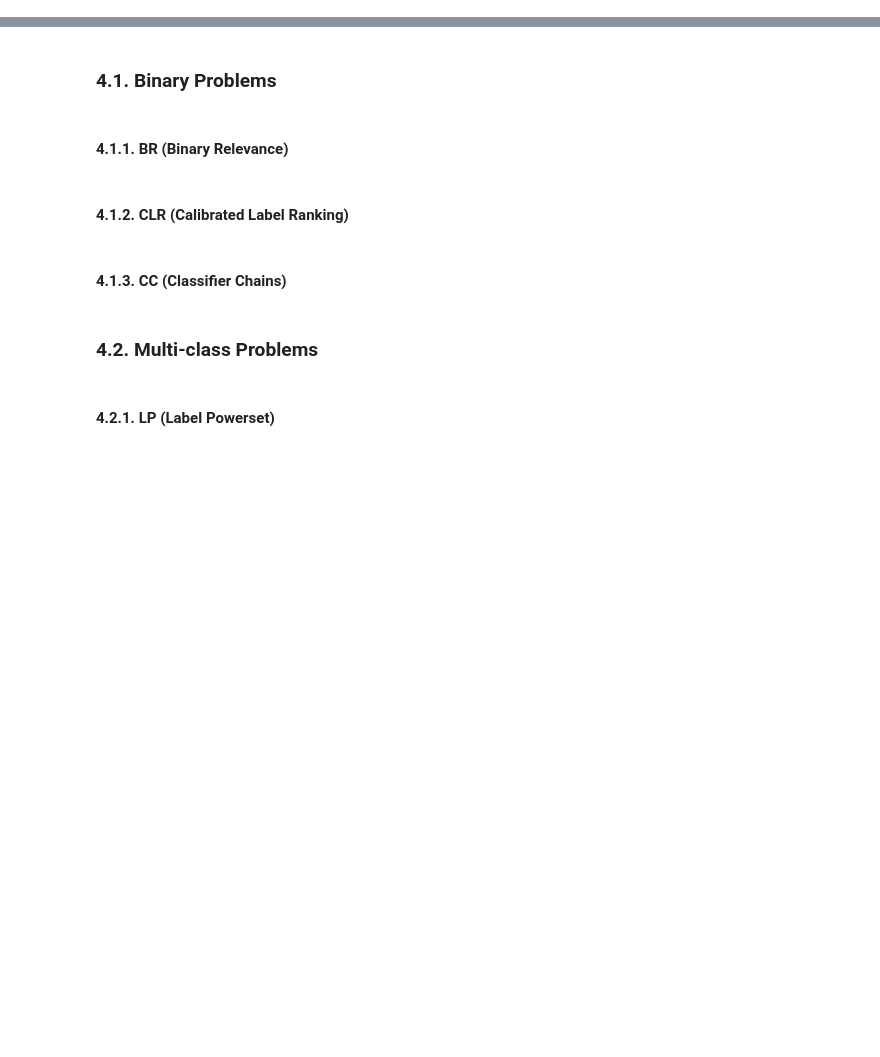
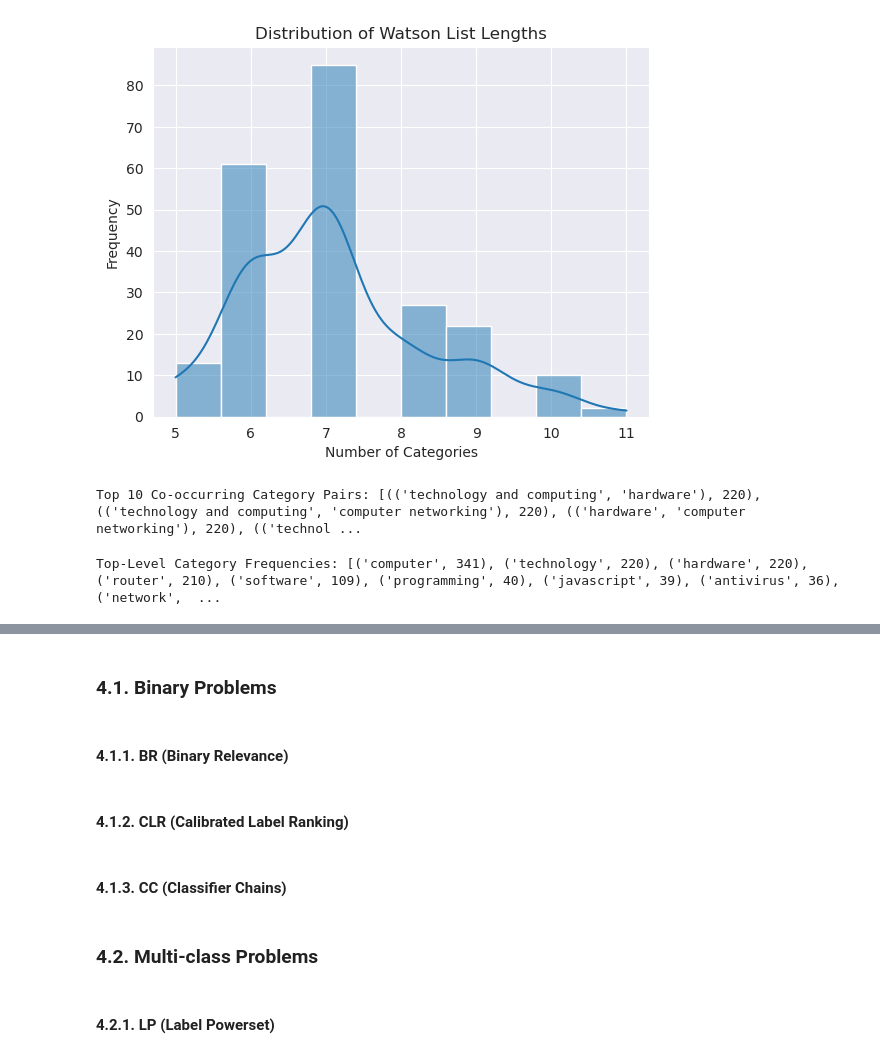
Before and after one commit to IrfEazy/msc-thesis, a Jupyter notebook: MultiLabelClassificationComputerNetworking.ipynb, the cells around one changed output, grey strips where cells are left out. Saved outputs shown, nothing was run; the diff lists cells and outputs as text; code cells hidden in the pictures; blank space fills up the shorter version.

```diff
--- a/MultiLabelClassificationComputerNetworking.ipynb
+++ b/MultiLabelClassificationComputerNetworking.ipynb
@@ -314,0 +100,18 @@ X_train_pst, X_val_pst, y_train_pst, y_val_pst = train_test_split(
+# %%
+BINARY_PROBLEMS_DIR = MODELS_DIR / 'binary_problems'
+ENSEMBLES_DIR = MODELS_DIR / 'ensembles'
+MULTICLASS_PROBLEMS_DIR = MODELS_DIR / 'multiclass_problems'
+GLOVE_DIR = MODELS_DIR / 'glove-embeddings'
+GLOVE_6B_300D_TXT = GLOVE_DIR / 'glove.6B.300d.txt'
+
+DATASET_DIR = DATA_DIR / 'tweets-dataset-for-cyberattack-detection'
+THREAT_TWEETS_CSV = DATASET_DIR / 'tweets_train.csv'
+
+BR_PKL = BINARY_PROBLEMS_DIR / f'br_{MODEL_LEVEL}.pkl'
+CLR_PKL = BINARY_PROBLEMS_DIR / f'clr_{MODEL_LEVEL}.pkl'
+CC_PKL = BINARY_PROBLEMS_DIR / f'cc_{MODEL_LEVEL}.pkl'
+
+LP_PKL = MULTICLASS_PROBLEMS_DIR / f'lp_{MODEL_LEVEL}.pkl'
+
+CDN_PKL = ENSEMBLES_DIR / f'pkl_{MODEL_LEVEL}.pkl'
+MBR_PKL = ENSEMBLES_DIR / f'mbr_{MODEL_LEVEL}.pkl'
@@ -314,0 +226,34 @@ X_train_pst, X_val_pst, y_train_pst, y_val_pst = train_test_split(
+# %%
+# Category Depth Analysis
+threat_tweets['watson_list_length'] = threat_tweets['watson_list'].apply(func=len)
+
+sns.histplot(
+    data=threat_tweets['watson_list_length'],
+    bins=10,
+    kde=True
+)
+
+plt.title(label='Distribution of Watson List Lengths')
+plt.xlabel(xlabel='Number of Categories')
+plt.ylabel(ylabel='Frequency')
+plt.show()
+# %% [output]
+[figure, added]
+# %%
+# Create co-occurrence matrix
+co_occurrence = Counter()
+for categories in threat_tweets['watson_list']:
+    for i in range(len(categories)):
+        for j in range(i + 1, len(categories)):
+            co_occurrence[(categories[i], categories[j])] += 1
+
+print("Top 10 Co-occurring Category Pairs:", co_occurrence.most_common(n=10))
+# %% [output]
+Top 10 Co-occurring Category Pairs: [(('technology and computing', 'hardware'), 220), (('technology and computing', 'computer networking'), 220), (('hardware', 'computer networking'), 220), (('technol ...
+# %%
+# Top-Level Category Distribution
+top_level_categories = [category.split()[0] for category in all_categories]
+top_level_freq = Counter(top_level_categories)
+print("Top-Level Category Frequencies:", top_level_freq.most_common())
+# %% [output]
+Top-Level Category Frequencies: [('computer', 341), ('technology', 220), ('hardware', 220), ('router', 210), ('software', 109), ('programming', 40), ('javascript', 39), ('antivirus', 36), ('network',  ...
```
Also changed, not shown: parts of 103 cells of this notebook.
